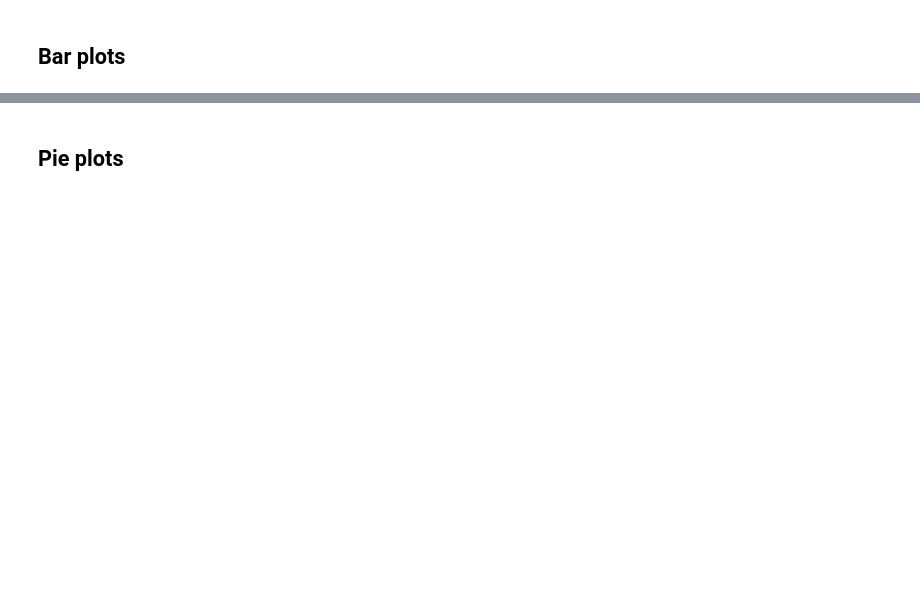
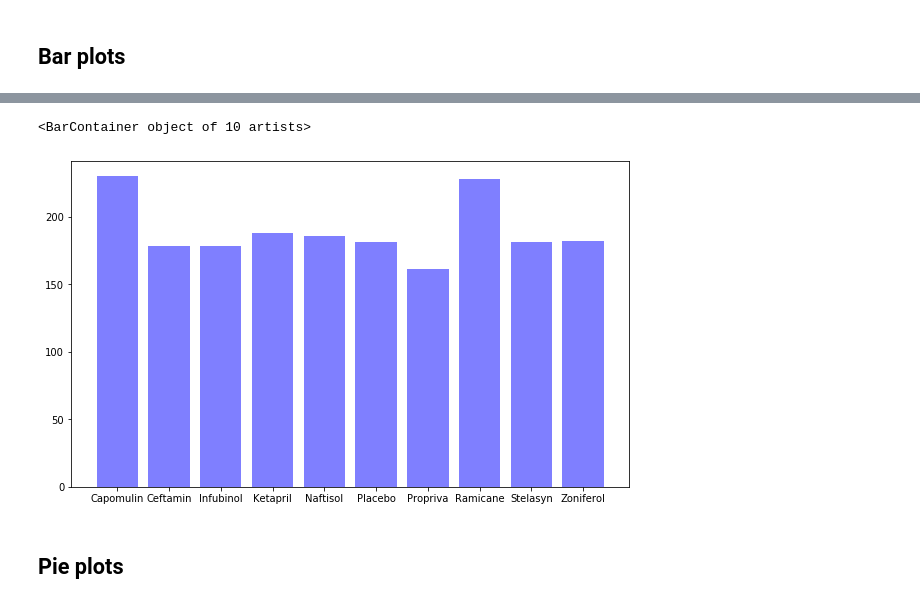
Before and after one commit to Macasante16/Pyplot, a Jupyter notebook: PowerOfPlots.ipynb, the cells around one changed output, grey strips where cells are left out. Cells and saved outputs as stored; diff of their text form; code cells hidden in the pictures; blank space fills up the shorter version.

```diff
--- a/PowerOfPlots.ipynb
+++ b/PowerOfPlots.ipynb
@@ -79,6 +76,17 @@ x_axis = np.arange(len(regimen_count))
 # %%
+# Generate a bar plot showing number of data points for each treatment regimen using pyplot
+drug_regimens = summary_df.index.tolist()
+drug_regimens
+#count of regiment
+regimen_count = (merge_table.groupby(["Drug Regimen"])["Age_months"].count()).tolist()
+regimen_count
+
+
 # Define x-axis
 x_axis = drug_regimens
 # Create a bar chart based upon the above data
-plt.figure(figsize=(10,4))
+plt.figure(figsize=(10,6))
 plt.bar(x_axis, regimen_count, color='b', alpha=0.5, align="center")
+# %% [output]
+<BarContainer object of 10 artists>
+[figure, added]
```
Also changed, not shown: parts of 59 cells of this notebook.
